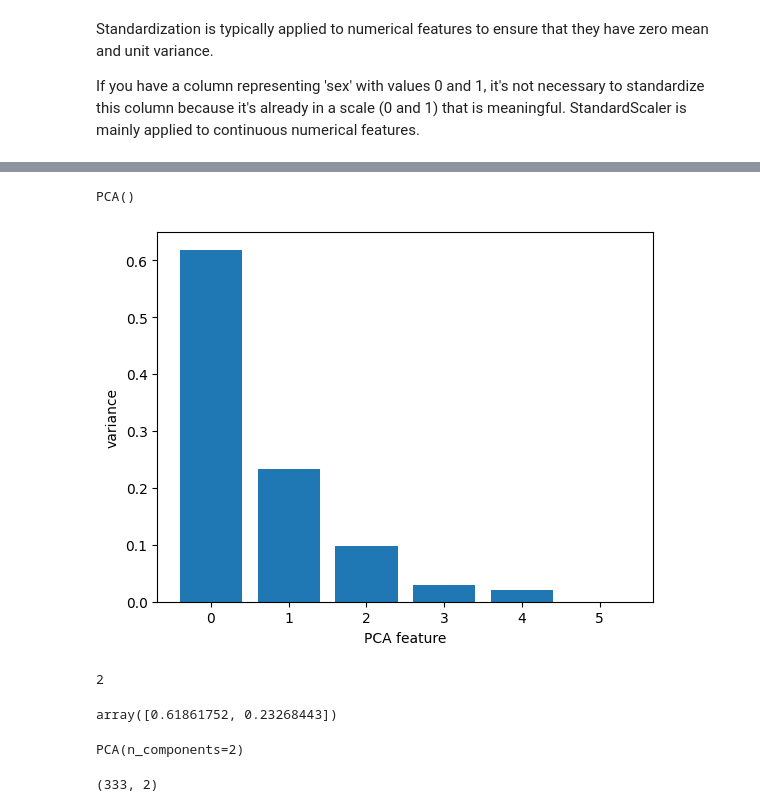
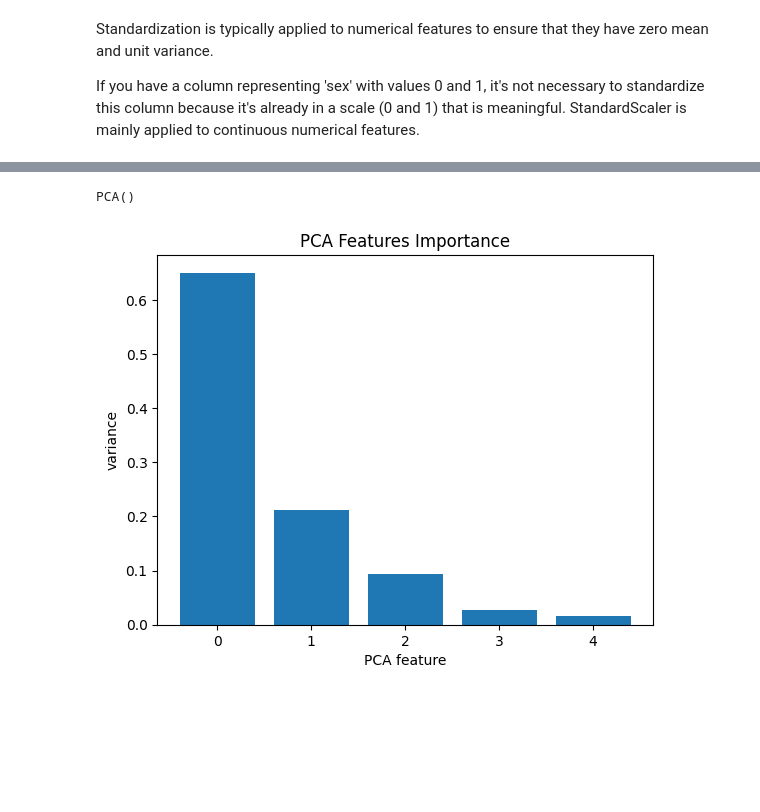
Before and after one commit to YasirKhan1811/Artificial-Intelligence_Notes, a Jupyter notebook: clustering_penguins.ipynb, the cells around one changed output, grey strips where cells are left out. Saved outputs shown, nothing was run; the diff lists cells and outputs as text; code cells hidden in the pictures; blank space fills up the shorter version.

```diff
--- a/clustering_penguins.ipynb
+++ b/clustering_penguins.ipynb
@@ -145,5 +149,5 @@ Index(['culmen_length_mm', 'culmen_depth_mm', 'flipper_length_mm',
 # %%
 # Step 3 - Perform preprocessing steps on the dataset to create dummy variables
-df = pd.get_dummies(penguins_clean).drop('sex_.',axis=1)
+df = pd.get_dummies(penguins_clean, drop_first=True)
 df.head()
 # %% [output]
@@ -165,8 +163,13 @@ Standardization is typically applied to numerical features to ensure that they h
 If you have a column representing 'sex' with values 0 and 1, it's not necessary to standardize this column because it's already in a scale (0 and 1) that is meaningful. StandardScaler is mainly applied to continuous numerical features.
 # %%
 # Step 4 - Perform preprocessing steps on the dataset - scaling
-scaler = StandardScaler()
-X = scaler.fit_transform(df)
-penguins_preprocessed = pd.DataFrame(data=X, columns=df.columns)
-penguins_preprocessed.head(10)
+
+numeric_columns = df.columns[df.dtypes == 'float64']
+
+# here, I build a pipeline that connects the two data transformation steps (OneHotEncoder and StandardScaler)
+column_trans = make_column_transformer((StandardScaler(), numeric_columns), remainder='passthrough')
+
+# fit the data, transform, and reveal a df object
+penguins_preprocessed = pd.DataFrame(column_trans.fit_transform(df), columns=df.columns)
+penguins_preprocessed.head()
 # %% [output]
@@ -192,3 +181,0 @@ penguins_array = column_trans.fit_transform(ohe).round(2)
-# %%
-penguins_preprocessed = pd.DataFrame(penguins_array, columns=list(ohe.columns))
-penguins_preprocessed.head()
@@ -202,6 +181,0 @@ penguins_preprocessed.head()
-# %%
-# instantiate empty pca and fit to the dataset
-pca = PCA()
-pca.fit(penguins_preprocessed)
-# %% [output]
-PCA()
@@ -209,0 +182,7 @@ features = range(pca.n_components_)
+# %%
+# Step 5 - Perform PCA
+pca = PCA(n_components=None)
+dfx_pca = pca.fit(penguins_preprocessed)
+dfx_pca
+# %% [output]
+PCA()
@@ -210,17 +191,11 @@ features = range(pca.n_components_)
 # %%
-plt.bar(features, pca.explained_variance_ratio_)
-plt.xticks(features)
+x = range(dfx_pca.n_components_)
+y = dfx_pca.explained_variance_ratio_
+plt.bar(x, y)
+plt.xticks(x)
 plt.ylabel('variance')
 plt.xlabel('PCA feature')
+plt.title('PCA Features Importance')
 plt.show()
 # %% [output]
-[figure, old version]
+[figure, new version]
-# %%
-n_components = len(pca.explained_variance_ratio_[pca.explained_variance_ratio_ > 0.1])
-n_components
-# %% [output]
-2
-# %%
-pca.explained_variance_ratio_
-# %% [output]
-array([0.61861752, 0.23268443])
@@ -229,9 +201,0 @@ pca = PCA(n_components = 2)
-# %%
-pca.fit(penguins_preprocessed.values)
-# %% [output]
-PCA(n_components=2)
-# %%
-penguins_PCA = pca.transform(penguins_preprocessed)
-penguins_PCA.shape
-# %% [output]
-(333, 2)
```
Also changed, not shown: parts of 31 cells of this notebook.
